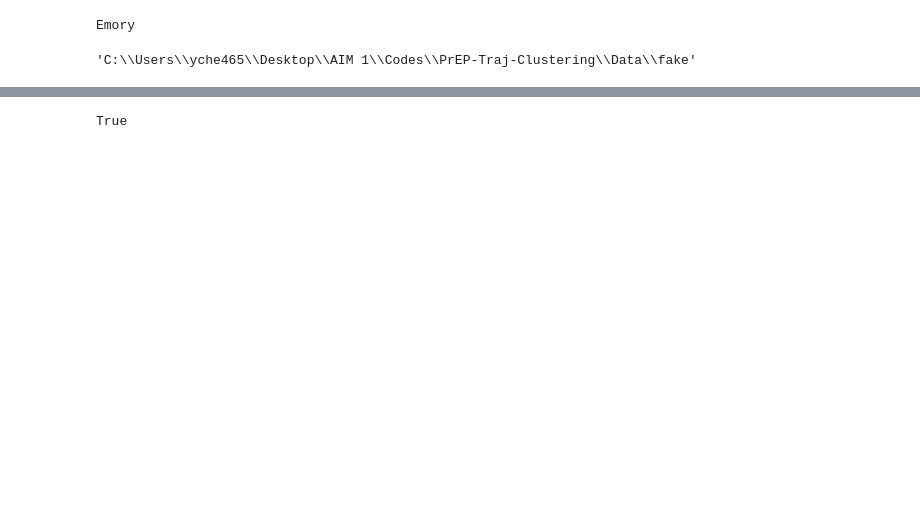
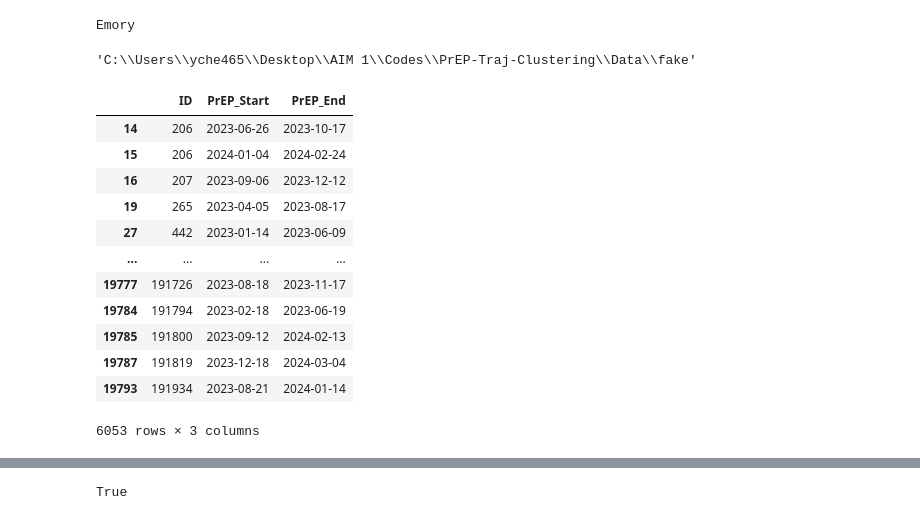
Before and after one commit to ynchen08/PrEP-Traj-Clustering, a Jupyter notebook: Programs/Sensitivity_Analysis.ipynb, the cells around one changed output, grey strips where cells are left out. Drawn from its saved outputs; the diff is of its cells as text; code cells hidden in the pictures; blank space fills up the shorter version.

```diff
--- a/Programs/Sensitivity_Analysis.ipynb
+++ b/Programs/Sensitivity_Analysis.ipynb
@@ -40,6 +41,22 @@ Sampled_ID=Sampled_SeroProtect[:,0].astype('int32')
 # %%
 #Extract prescription record for sampled pateints
 prescrip_dates_sampled=pd.DataFrame(prescrip_dates_orig.loc[prescrip_dates_orig['ID'].isin(Sampled_ID)])
+# %%
+prescrip_dates_sampled
+# %% [output]
+|  | ID | PrEP_Start | PrEP_End |
+| 14 | 206 | 2023-06-26 | 2023-10-17 |
+| 15 | 206 | 2024-01-04 | 2024-02-24 |
+| 16 | 207 | 2023-09-06 | 2023-12-12 |
+| 19 | 265 | 2023-04-05 | 2023-08-17 |
+| 27 | 442 | 2023-01-14 | 2023-06-09 |
+| ... | ... | ... | ... |
+| 19777 | 191726 | 2023-08-18 | 2023-11-17 |
+| 19784 | 191794 | 2023-02-18 | 2023-06-19 |
+| 19785 | 191800 | 2023-09-12 | 2024-02-13 |
+| 19787 | 191819 | 2023-12-18 | 2024-03-04 |
+| 19793 | 191934 | 2023-08-21 | 2024-01-14 |
+6053 rows × 3 columns
 # %%
 #Create a column for PrEP assessment interval:
 ## the time interval bounded by two consecutive PrEP prescription fill dates,
```
Also changed, not shown: parts of 22 cells of this notebook, 2 other files.
